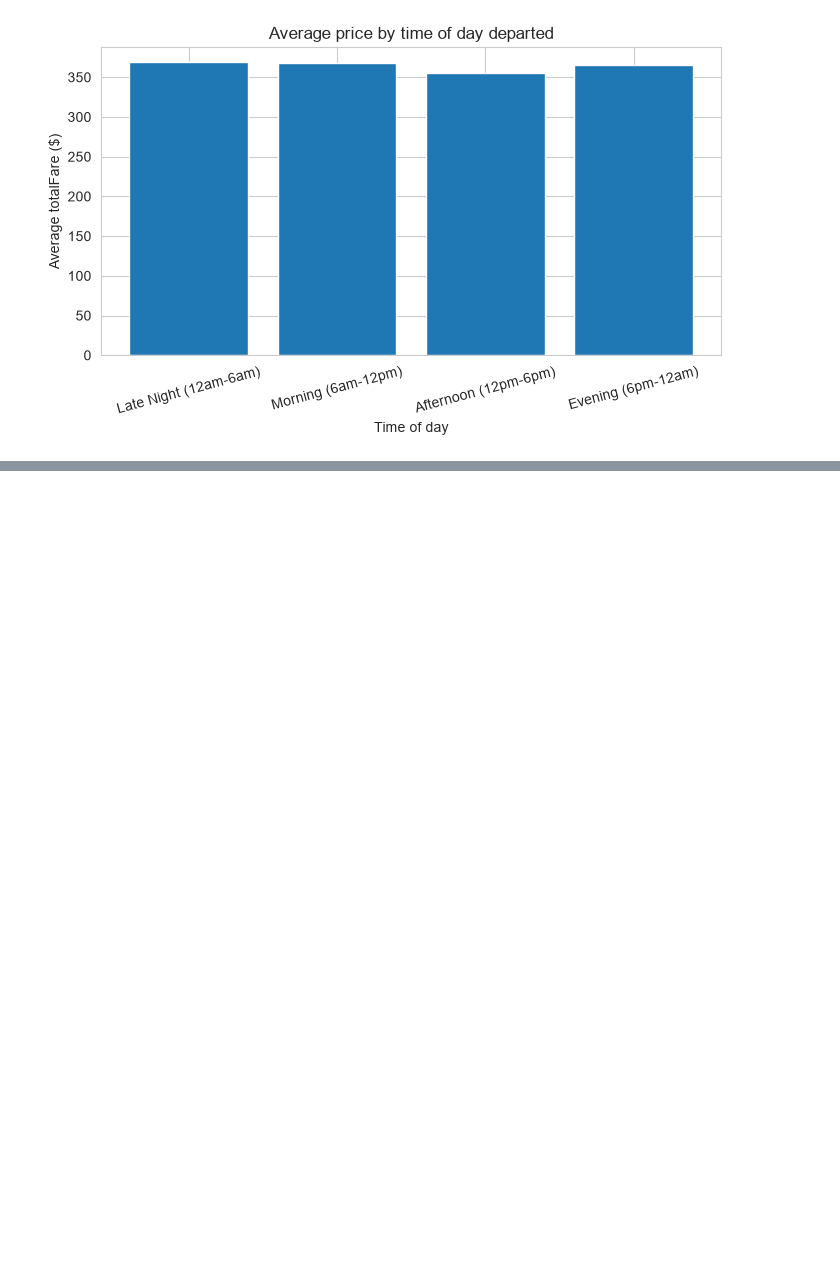
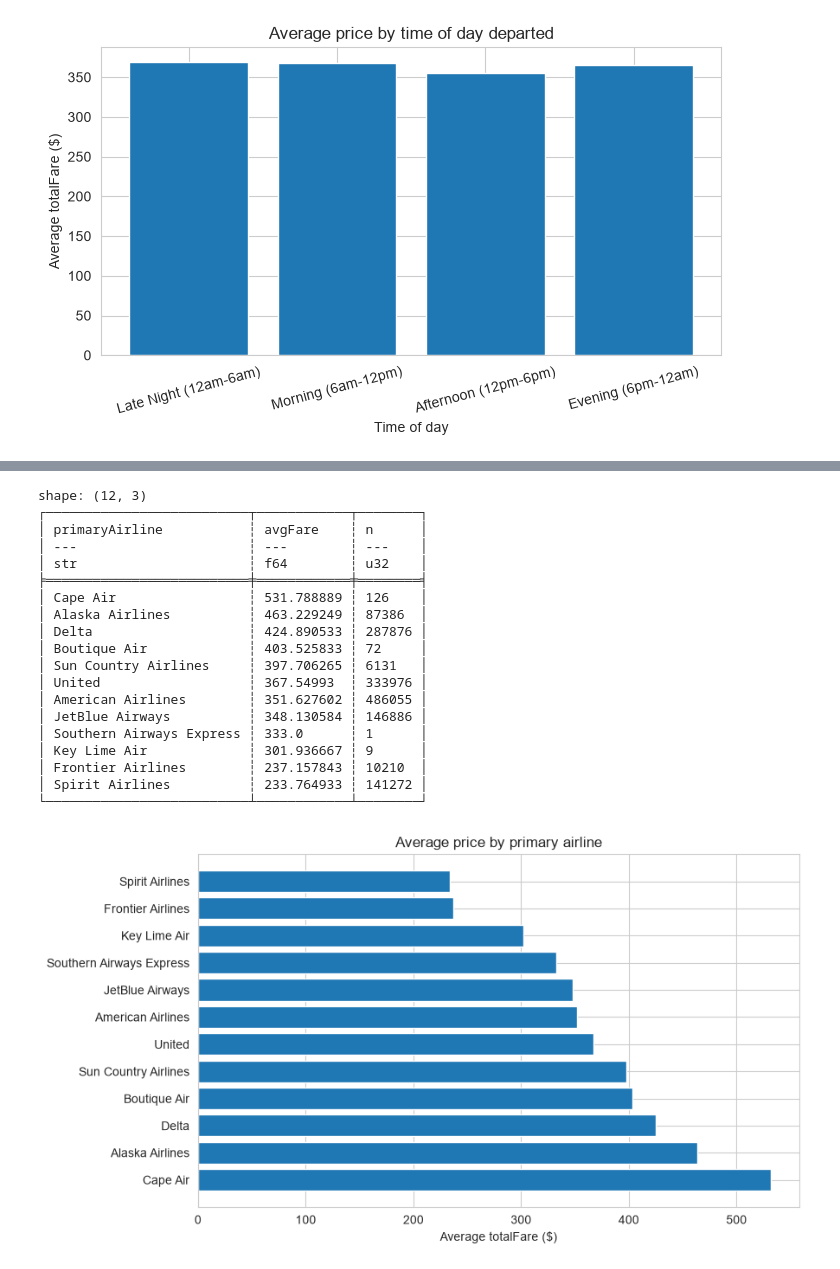
Before and after one commit to dhruvLearner8/Live-Flight-Price-prediction, a Jupyter notebook: notebooks/02_price_exploration.ipynb, the cells around one changed output, grey strips where cells are left out. Drawn from its saved outputs; the diff is of its cells as text; code cells hidden in the pictures; blank space fills up the shorter version.

```diff
--- a/notebooks/02_price_exploration.ipynb
+++ b/notebooks/02_price_exploration.ipynb
@@ -338,0 +343,39 @@ shape: (4, 3)
+# %%
+df = df.with_columns(
+    pl.col("segmentsAirlineName").str.split("||").list.get(0).alias("primaryAirline")
+)
+
+by_airline = (
+    df.group_by("primaryAirline")
+    .agg(pl.col("totalFare").mean().alias("avgFare"), pl.len().alias("n"))
+    .sort("avgFare", descending=True)
+)
+print(by_airline)
+
+fig, ax = plt.subplots(figsize=(9, 5))
+ax.barh(by_airline["primaryAirline"], by_airline["avgFare"])
+ax.set_xlabel("Average totalFare ($)")
+ax.set_title("Average price by primary airline")
+plt.tight_layout()
+plt.show()
+# %% [output]
+shape: (12, 3)
+┌──────────────────────────┬────────────┬────────┐
+│ primaryAirline           ┆ avgFare    ┆ n      │
+│ ---                      ┆ ---        ┆ ---    │
+│ str                      ┆ f64        ┆ u32    │
+╞══════════════════════════╪════════════╪════════╡
+│ Cape Air                 ┆ 531.788889 ┆ 126    │
+│ Alaska Airlines          ┆ 463.229249 ┆ 87386  │
+│ Delta                    ┆ 424.890533 ┆ 287876 │
+│ Boutique Air             ┆ 403.525833 ┆ 72     │
+│ Sun Country Airlines     ┆ 397.706265 ┆ 6131   │
+│ United                   ┆ 367.54993  ┆ 333976 │
+│ American Airlines        ┆ 351.627602 ┆ 486055 │
+│ JetBlue Airways          ┆ 348.130584 ┆ 146886 │
+│ Southern Airways Express ┆ 333.0      ┆ 1      │
+│ Key Lime Air             ┆ 301.936667 ┆ 9      │
+│ Frontier Airlines        ┆ 237.157843 ┆ 10210  │
+│ Spirit Airlines          ┆ 233.764933 ┆ 141272 │
+└──────────────────────────┴────────────┴────────┘
+[figure, added]
```
Also changed, not shown: parts of 5 cells of this notebook.
